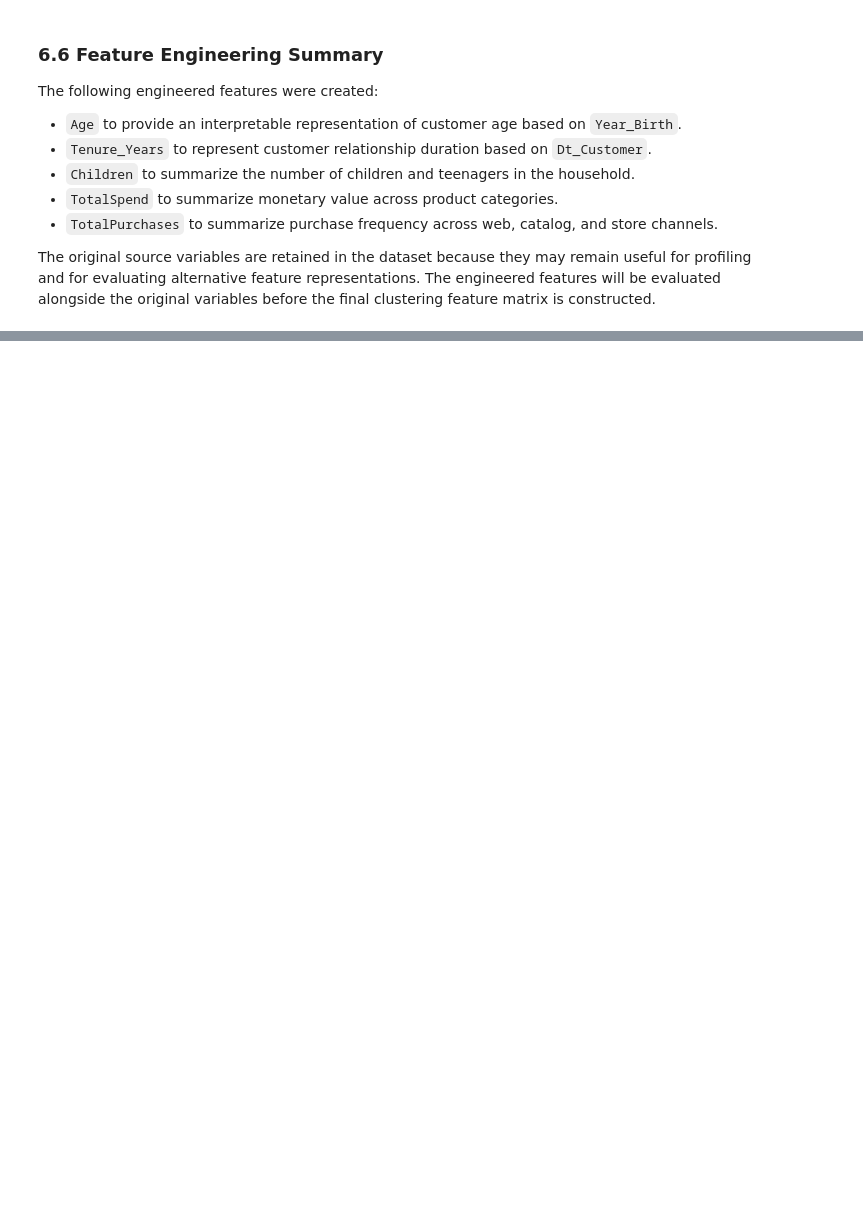
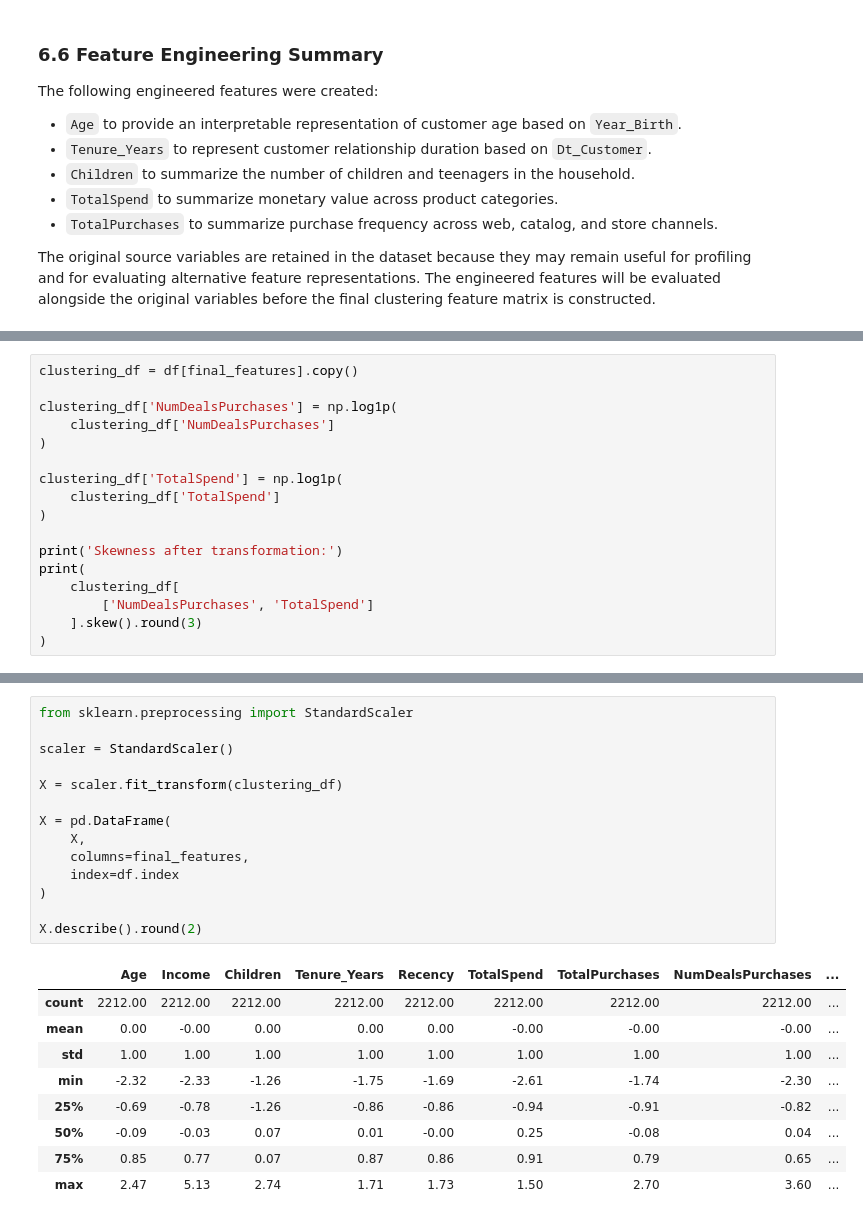
Before and after one commit to arwendy123/customer-segmentation-analysis, a Jupyter notebook: notebook/customer_segmentation.ipynb, the cells around one changed output, grey strips where cells are left out. Cells and saved outputs as stored; diff of their text form; blank space fills up the shorter version.

```diff
--- a/notebook/customer_segmentation.ipynb
+++ b/notebook/customer_segmentation.ipynb
@@ -732,0 +922,17 @@ The original source variables are retained in the dataset because they may remai
+# %%
+clustering_df = df[final_features].copy()
+
+clustering_df['NumDealsPurchases'] = np.log1p(
+    clustering_df['NumDealsPurchases']
+)
+
+clustering_df['TotalSpend'] = np.log1p(
+    clustering_df['TotalSpend']
+)
+
+print('Skewness after transformation:')
+print(
+    clustering_df[
+        ['NumDealsPurchases', 'TotalSpend']
+    ].skew().round(3)
+)
@@ -732,0 +954,24 @@ The original source variables are retained in the dataset because they may remai
+# %%
+from sklearn.preprocessing import StandardScaler
+
+scaler = StandardScaler()
+
+X = scaler.fit_transform(clustering_df)
+
+X = pd.DataFrame(
+    X,
+    columns=final_features,
+    index=df.index
+)
+
+X.describe().round(2)
+# %% [output]
+|  | Age | Income | Children | Tenure_Years | Recency | TotalSpend | TotalPurchases | NumDealsPurchases | ... |
+| count | 2212.00 | 2212.00 | 2212.00 | 2212.00 | 2212.00 | 2212.00 | 2212.00 | 2212.00 | ... |
+| mean | 0.00 | -0.00 | 0.00 | 0.00 | 0.00 | -0.00 | -0.00 | -0.00 | ... |
+| std | 1.00 | 1.00 | 1.00 | 1.00 | 1.00 | 1.00 | 1.00 | 1.00 | ... |
+| min | -2.32 | -2.33 | -1.26 | -1.75 | -1.69 | -2.61 | -1.74 | -2.30 | ... |
+| 25% | -0.69 | -0.78 | -1.26 | -0.86 | -0.86 | -0.94 | -0.91 | -0.82 | ... |
+| 50% | -0.09 | -0.03 | 0.07 | 0.01 | -0.00 | 0.25 | -0.08 | 0.04 | ... |
+| 75% | 0.85 | 0.77 | 0.07 | 0.87 | 0.86 | 0.91 | 0.79 | 0.65 | ... |
+| max | 2.47 | 5.13 | 2.74 | 1.71 | 1.73 | 1.50 | 2.70 | 3.60 | ... |
```
Also changed, not shown: parts of 49 cells of this notebook.
